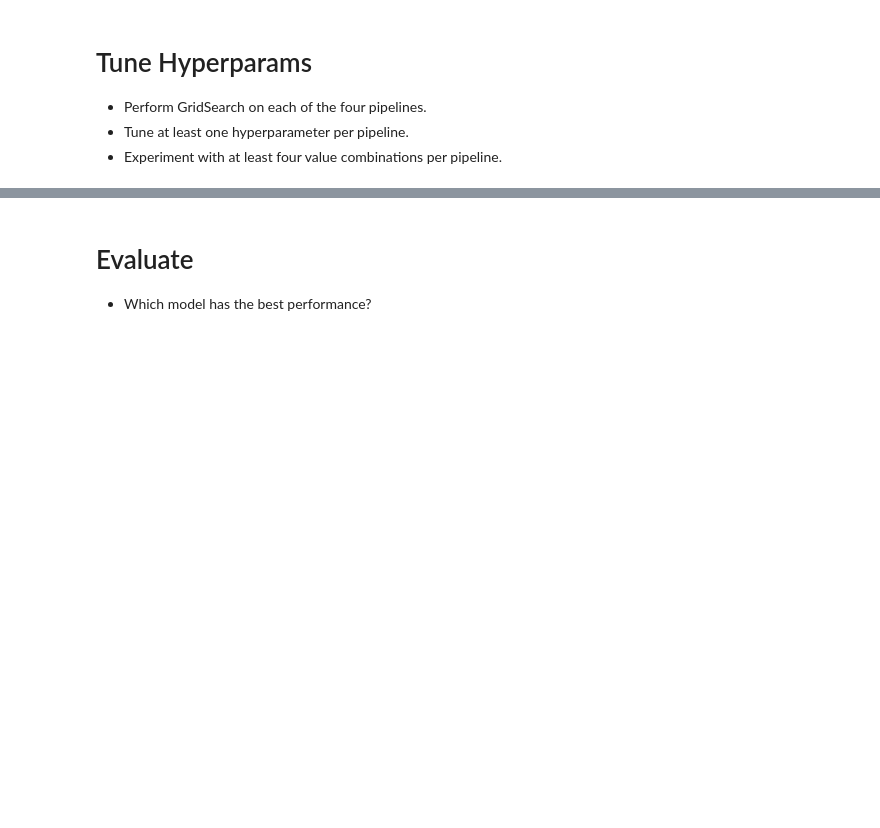
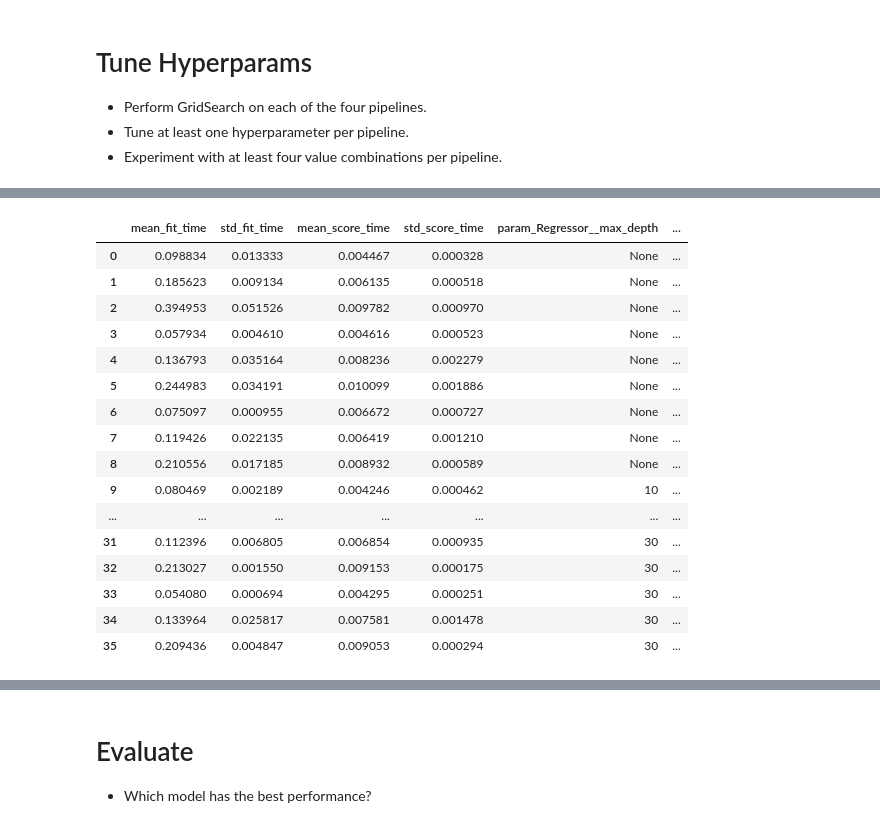
Before and after one commit to Chetank190/production, a Jupyter notebook: 02_activities/assignments/assignment_3.ipynb, the cells around one changed output, grey strips where cells are left out. Cells and saved outputs as stored; diff of their text form; code cells hidden in the pictures; blank space fills up the shorter version.

```diff
--- a/02_activities/assignments/assignment_3.ipynb
+++ b/02_activities/assignments/assignment_3.ipynb
@@ -170,0 +213,2 @@ Create a [model pipeline](https://scikit-learn.org/stable/modules/generated/skle
+# %%
+X_train, X_test, Y_train, Y_test = train_test_split(X, Y, test_size = 0.3, random_state = 42)
@@ -171,2 +237,7 @@ Create a [model pipeline](https://scikit-learn.org/stable/modules/generated/skle
 # %%
 # Pipeline B = preproc2 + baseline
+pipeline_B = Pipeline([
+    ('preprocessing', preproc2),
+    ('Regressor', DecisionTreeRegressor())
+])
+pipeline_B
@@ -173,2 +258,7 @@ Create a [model pipeline](https://scikit-learn.org/stable/modules/generated/skle
 # %%
 # Pipeline C = preproc1 + advanced model
+pipeline_C = Pipeline([
+    ('preprocessing', preproc1),
+    ('Regressor', RandomForestRegressor())
+])
+pipeline_C
@@ -182,0 +328,16 @@ Create a [model pipeline](https://scikit-learn.org/stable/modules/generated/skle
+# %%
+param_grid_B = {
+    'Regressor__criterion': ['squared_error', 'friedman_mse'],
+    'Regressor__max_depth': [None, 10, 20, 30]
+}
+
+grid_search_B = GridSearchCV(
+    pipeline_B,
+    param_grid_B, cv=5,
+    scoring='neg_mean_squared_error',
+    refit=True
+)
+
+grid_search_B.fit(X_train, Y_train)
+model_B_df = pd.DataFrame(grid_search_B.cv_results_)
+model_B_df
@@ -182,0 +354,35 @@ Create a [model pipeline](https://scikit-learn.org/stable/modules/generated/skle
+# %%
+param_grid_C = {
+    'Regressor__n_estimators': [50, 100, 200],
+    'Regressor__max_depth': [None, 10, 20, 30],
+    'Regressor__max_features': [None, 'sqrt', 'log2']
+}
+
+grid_search_C = GridSearchCV(
+    pipeline_C,
+    param_grid_C, cv=5,
+    scoring='neg_mean_squared_error',
+    refit=True
+)
+
+grid_search_C.fit(X_train, Y_train)
+model_C_df = pd.DataFrame(grid_search_C.cv_results_)
+model_C_df
+# %% [output]
+|  | mean_fit_time | std_fit_time | mean_score_time | std_score_time | param_Regressor__max_depth | ... |
+| 0 | 0.098834 | 0.013333 | 0.004467 | 0.000328 | None | ... |
+| 1 | 0.185623 | 0.009134 | 0.006135 | 0.000518 | None | ... |
+| 2 | 0.394953 | 0.051526 | 0.009782 | 0.000970 | None | ... |
+| 3 | 0.057934 | 0.004610 | 0.004616 | 0.000523 | None | ... |
+| 4 | 0.136793 | 0.035164 | 0.008236 | 0.002279 | None | ... |
+| 5 | 0.244983 | 0.034191 | 0.010099 | 0.001886 | None | ... |
+| 6 | 0.075097 | 0.000955 | 0.006672 | 0.000727 | None | ... |
+| 7 | 0.119426 | 0.022135 | 0.006419 | 0.001210 | None | ... |
+| 8 | 0.210556 | 0.017185 | 0.008932 | 0.000589 | None | ... |
+| 9 | 0.080469 | 0.002189 | 0.004246 | 0.000462 | 10 | ... |
+| ... | ... | ... | ... | ... | ... | ... |
+| 31 | 0.112396 | 0.006805 | 0.006854 | 0.000935 | 30 | ... |
+| 32 | 0.213027 | 0.001550 | 0.009153 | 0.000175 | 30 | ... |
+| 33 | 0.054080 | 0.000694 | 0.004295 | 0.000251 | 30 | ... |
+| 34 | 0.133964 | 0.025817 | 0.007581 | 0.001478 | 30 | ... |
+| 35 | 0.209436 | 0.004847 | 0.009053 | 0.000294 | 30 | ... |
```
Also changed, not shown: parts of 27 cells of this notebook.
